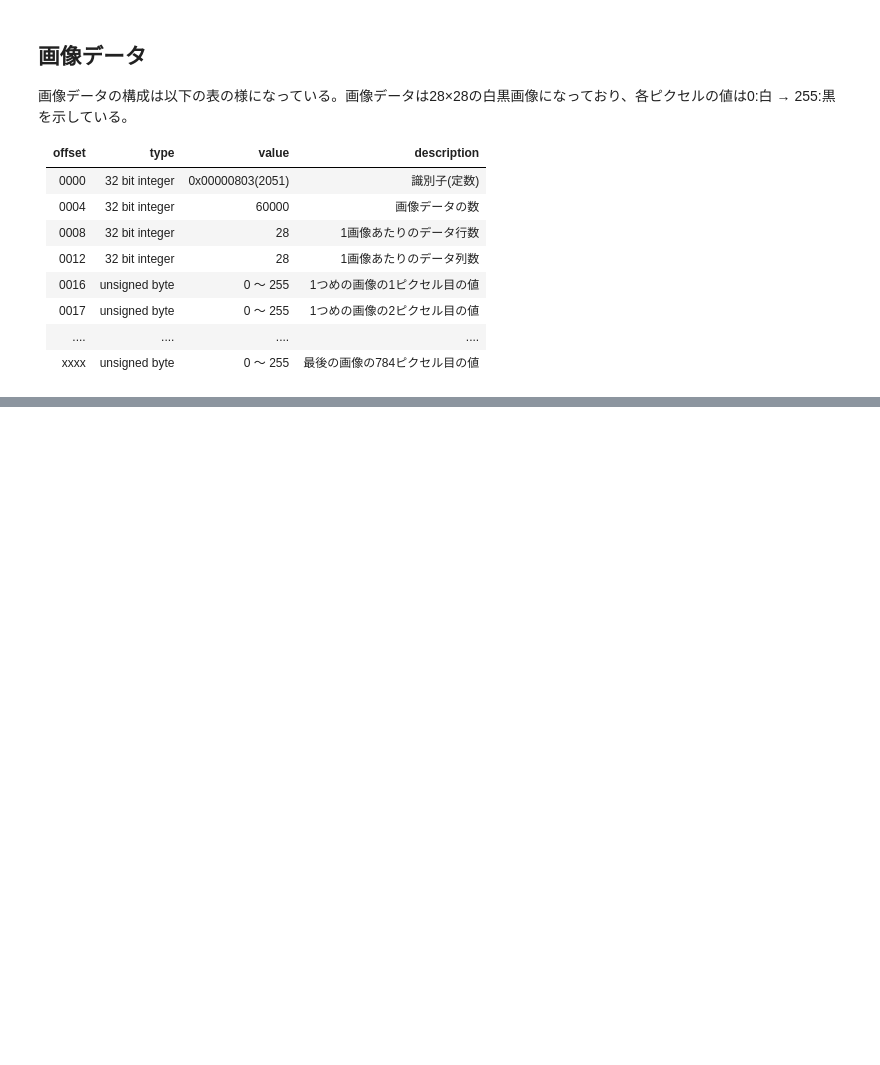
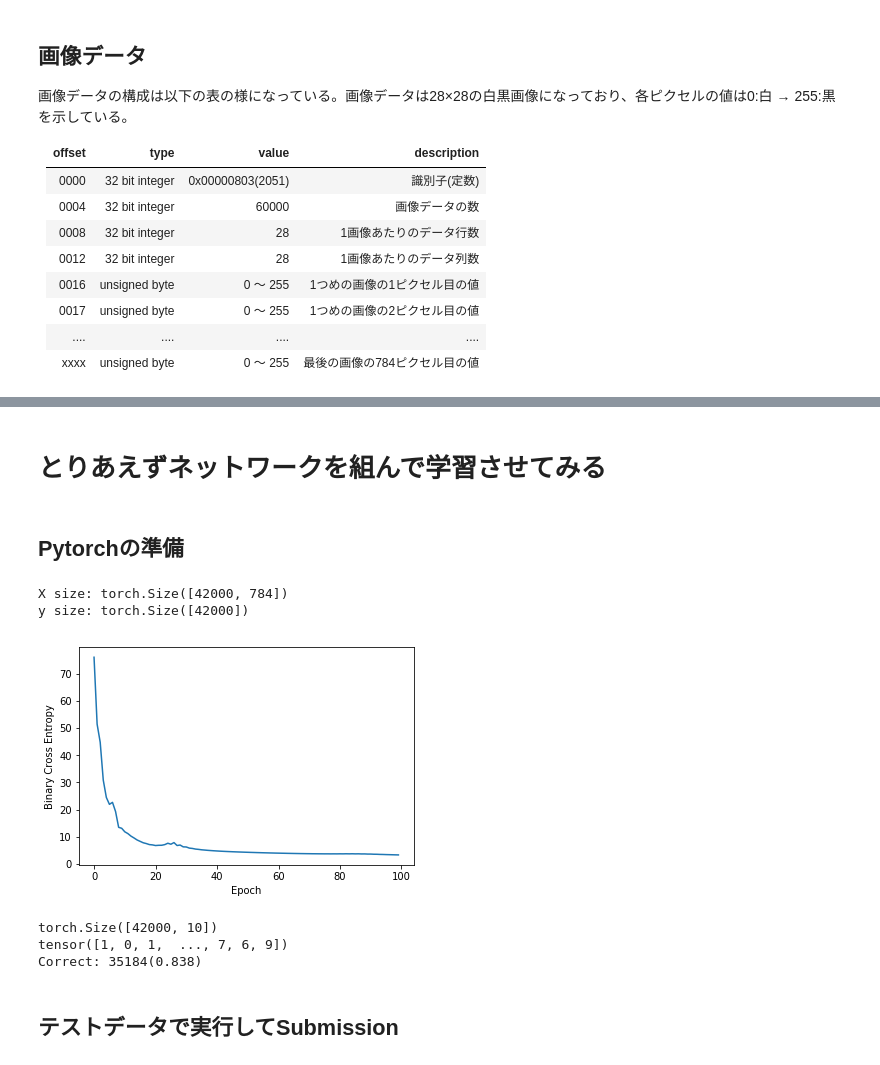
Before and after one commit to tetsuya-yamamoto-ai-learn/Practice05-O, a Jupyter notebook: MNISTデータセット.ipynb, the cells around one changed output, grey strips where cells are left out. Drawn from its saved outputs; the diff is of its cells as text; code cells hidden in the pictures; blank space fills up the shorter version.

```diff
--- a/MNISTデータセット.ipynb
+++ b/MNISTデータセット.ipynb
@@ -49,0 +150,4 @@ MNIST(Mixed National Insutitute of Standards and Technology databese)とは、
+# %% [markdown]
+# とりあえずネットワークを組んで学習させてみる
+# %% [markdown]
+## Pytorchの準備
@@ -49,0 +157,61 @@ MNIST(Mixed National Insutitute of Standards and Technology databese)とは、
+# %%
+torch.manual_seed(0)
+
+# tensor型に変更
+X = torch.tensor(np.array(MNIST_trainval_data), dtype=torch.float32)
+y = torch.tensor(np.array(MNIST_trainval_label), dtype=torch.int64)  # CrossEntropyLossは torch.int64を受け取る
+
+# サイズ確認
+print(f'X size: {X.size()}')
+print(f'y size: {y.size()}')
+
+# model
+net = nn.Linear(in_features=784, out_features=10)
+criterion = nn.CrossEntropyLoss()  # 勝手にSoftmaxになってしまう
+optimizer = optim.SGD((net.parameters()), lr=0.0002)
+
+# 学習
+num_epochs = 100
+loss_list = []
+
+for epoch in range(1, num_epochs + 1):
+    optimizer.zero_grad()
+
+    y_pred = net(X)
+
+    loss = criterion(y_pred, y)
+
+    # 勾配計算
+    loss.backward()
+
+    loss_list.append(loss.item())
+
+    optimizer.step()
+
+# 損失の可視化
+plt.plot(loss_list)
+plt.xlabel('Epoch')
+plt.ylabel('Binary Cross Entropy')
+plt.show()
+
+# 予測確率の確認
+output = net(X)
+print(output.size())
+
+# 予測ラベルの計算
+# torch.max() は最大値と位置も表示する！！
+_, labels_pred = torch.max(output, dim=1)
+print(labels_pred)
+
+# 正答数
+correct_num = (y == labels_pred).sum().item()
+print(f'Correct: {correct_num}({(correct_num / len(y)):.3f})')
+# %% [output]
+X size: torch.Size([42000, 784])
+y size: torch.Size([42000])
+[figure, added]
+torch.Size([42000, 10])
+tensor([1, 0, 1,  ..., 7, 6, 9])
+Correct: 35184(0.838)
+# %% [markdown]
+## テストデータで実行してSubmission
```
Also changed, not shown: parts of 18 cells of this notebook.
